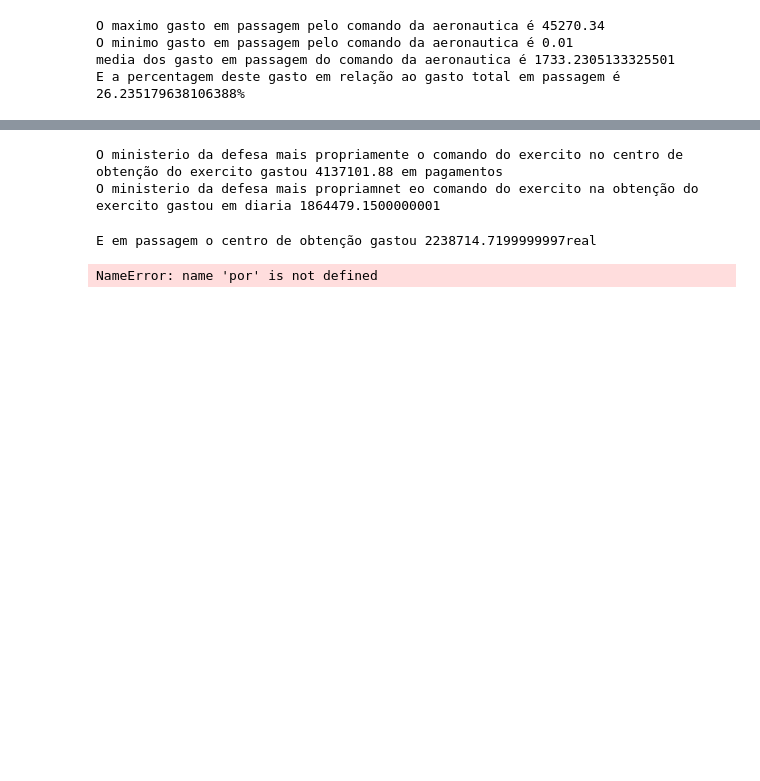
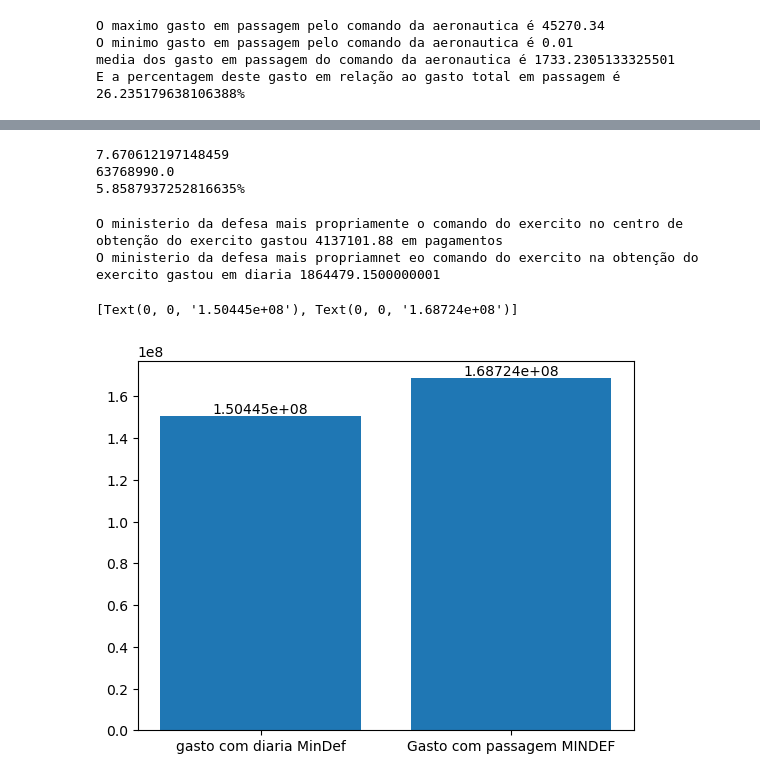
Before and after one commit to eduardo123-rgb/Aprendendoprograma-ojavapythonC-, a Jupyter notebook: analisecsv2.ipynb, the cells around one changed output, grey strips where cells are left out. Cells and saved outputs as stored; diff of their text form; code cells hidden in the pictures; blank space fills up the shorter version.

```diff
--- a/analisecsv2.ipynb
+++ b/analisecsv2.ipynb
@@ -266,3 +244,17 @@ tdhf = edua[(edua['Nome do órgão superior']=='Ministério da Defesa')&(edua['N
+# %%
+#gasto em diaria
+valor_em_diar_Fundo = filtra_diar_fundo['Valor'].sum()
+valor_em_dia_UNIDA = filtra_diar_UNI['Valor'].sum()
+Valor_em_passa_UNIDA = filtra_passa_UNI['Valor'].sum()
+percenta_fundo = (valor_em_diar_Fundo/150445000)*100
+percenta_UNIDA = (valor_em_dia_UNIDA/150445000)*100
+print(percenta_UNIDA)
+print(Valor_em_passa_UNIDA)
+print(f'{percenta_fundo}%')
+# %% [output]
+7.670612197148459
+63768990.0
+5.8587937252816635%
 # %%
 pq = rt['Valor'].sum()
 print(f'O ministerio da defesa mais propriamente o comando do exercito no centro de obtenção do exercito gastou {pq} em pagamentos ')
@@ -274,11 +266,11 @@ O ministerio da defesa mais propriamnet eo comando do exercito na obtenção do
 # %%
 hgf = edua[(edua['Nome do órgão superior']=='Ministério da Defesa')&(edua['Nome do órgao pagador']=='Comando do Exército')&(edua['Nome da unidade gestora pagadora']=='CENTRO DE OBTENCOES DO EXERCITO')&(edua['Tipo de pagamento']=='PASSAGEM')]
 # %%
-lk = hgf['Valor'].sum()
-print(f'E em passagem o centro de obtenção gastou { lk}real')
-og = lk+por
-print(og)
+tipo_de = edua['Nome do órgao pagador']
+grf,ax = plt.subplots()
+grafico = ax.bar(['gasto com diaria MinDef','Gasto com passagem MINDEF'],[filtra_diaria['Valor'].sum(),filtra_passagem['Valor'].sum()])
+ax.bar_label(grafico)
 # %% [output]
-E em passagem o centro de obtenção gastou 2238714.7199999997real
+[Text(0, 0, '1.50445e+08'), Text(0, 0, '1.68724e+08')]
-NameError: name 'por' is not defined
+[figure, added]
 # %%
```
Also changed, not shown: parts of 9 cells of this notebook.
